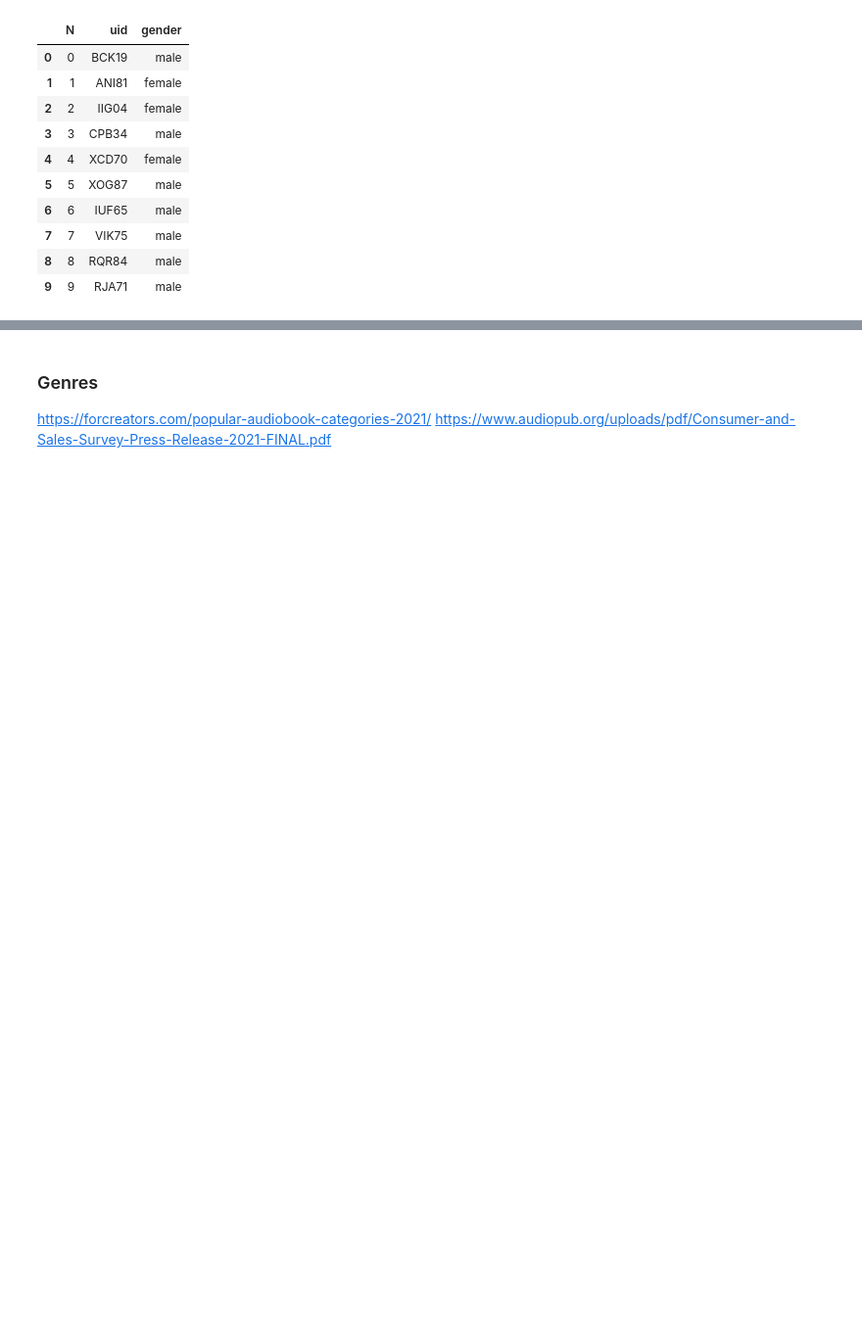
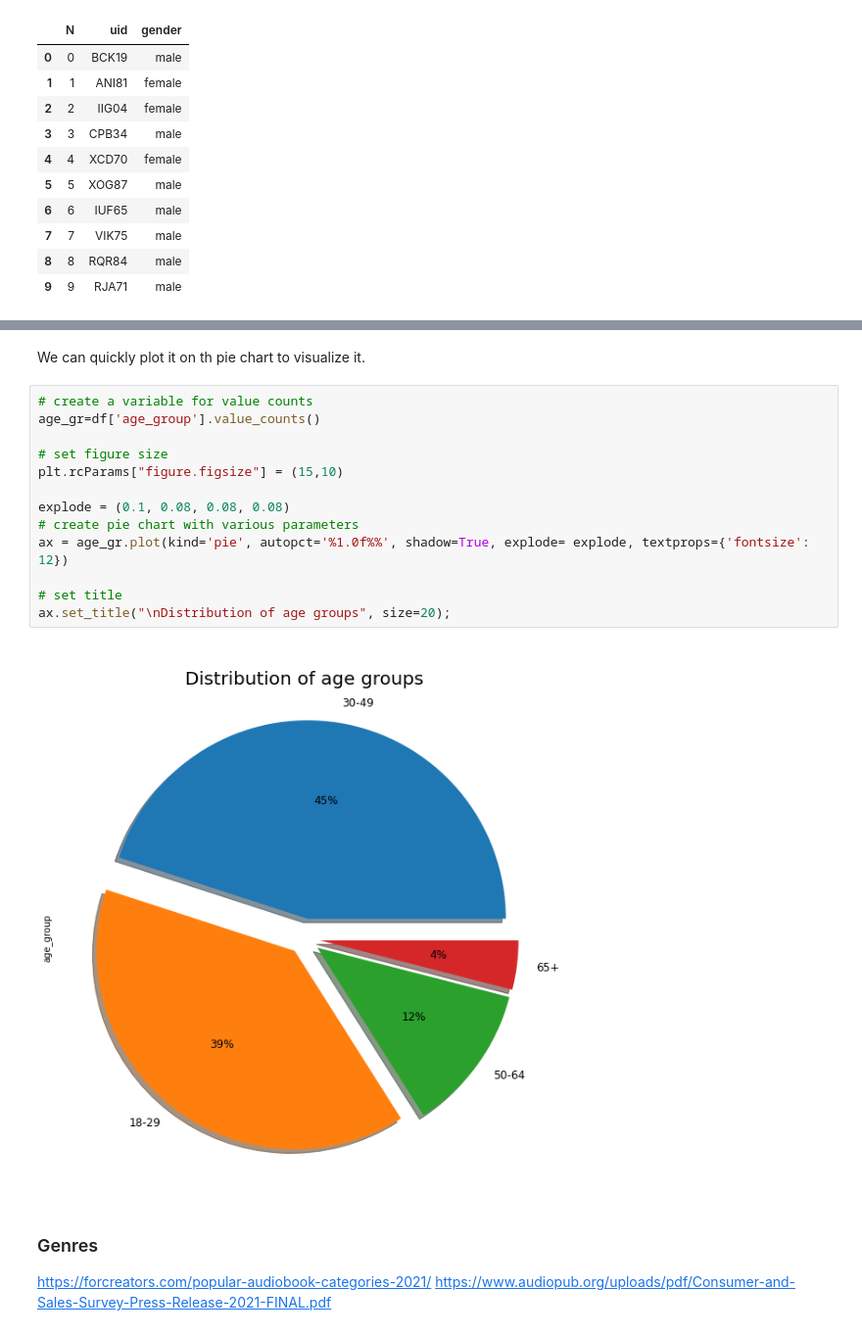
Before and after one commit to angelinka/programming_for_DA_project, a Jupyter notebook: audiobooks.ipynb, the cells around one changed output, grey strips where cells are left out. Shown at 98% size. Saved outputs shown, nothing was run; the diff lists cells and outputs as text; blank space fills up the shorter version.

Commit message:
Comments and charts added to previous submission

```diff
--- a/audiobooks.ipynb
+++ b/audiobooks.ipynb
@@ -137,3 +161,20 @@ df.head(10)
+# %% [markdown]
+We can quickly plot it on th pie chart to visualize it.
+# %%
+# create a variable for value counts
+age_gr=df['age_group'].value_counts()
+
+# set figure size
+plt.rcParams["figure.figsize"] = (15,10)
+
+explode = (0.1, 0.08, 0.08, 0.08)
+# create pie chart with various parameters
+ax = age_gr.plot(kind='pie', autopct='%1.0f%%', shadow=True, explode= explode, textprops={'fontsize': 12})
+
+# set title
+ax.set_title("\nDistribution of age groups", size=20);
+# %% [output]
+[figure, added]
 # %% [markdown]
 ### Genres
 https://forcreators.com/popular-audiobook-categories-2021/
```
Also changed, not shown: parts of 9 cells of this notebook.
